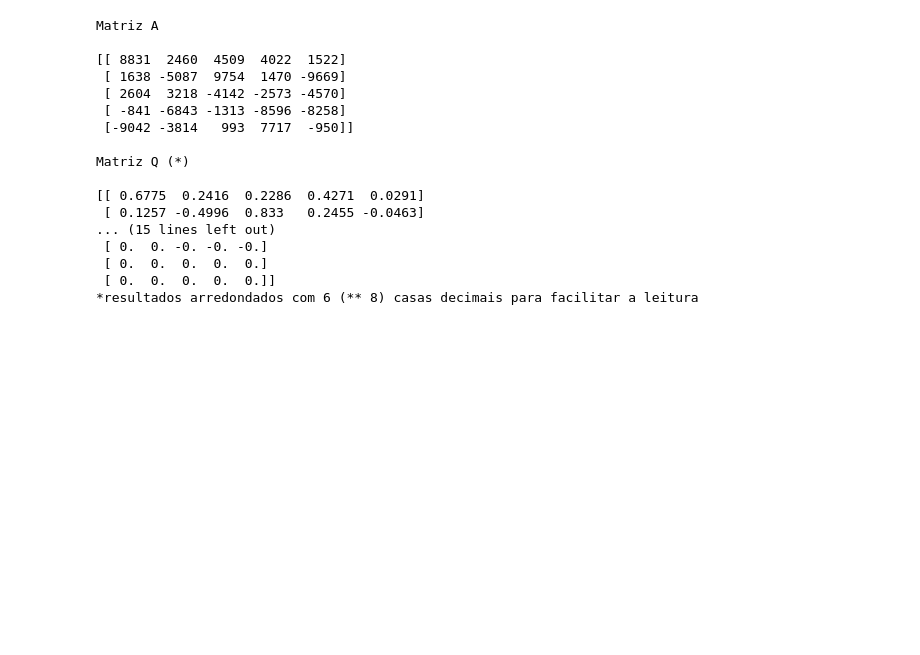
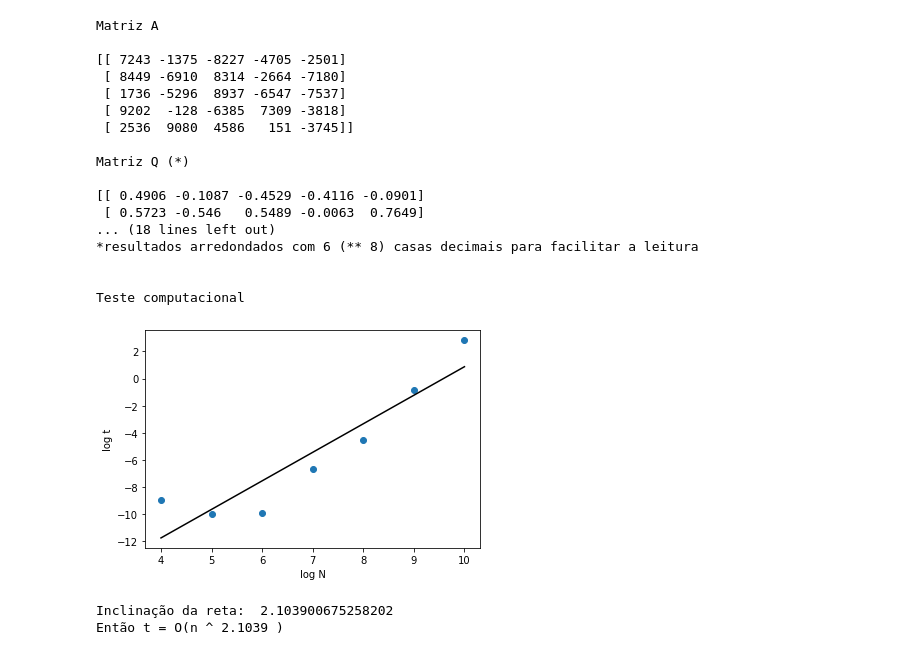
Before and after one commit to levonhart/Trabalho-ALC, a Jupyter notebook: decomposicao_qr.ipynb, the cells around one changed output. Saved outputs shown, nothing was run; the diff lists cells and outputs as text; code cells hidden in the pictures; blank space fills up the shorter version.

Commit message:
Testes computacionais

```diff
--- a/decomposicao_qr.ipynb
+++ b/decomposicao_qr.ipynb
@@ -3,6 +3,9 @@
 
 import numpy as np
 from scipy import linalg
+import matplotlib.pyplot as plt
+from scipy import stats
+import time
 
 def qr_gramschmidt(A):
     m, n = A.shape
@@ -11,45 +14,69 @@ def qr_gramschmidt(A):
     R[0, 0] = linalg.norm(A[:, 0])
     Q[:, 0] = A[:, 0] / R[0, 0]
     for k in range(1, n):
         R[:k-1, k] = np.dot(Q[:m, :k-1].T, A[:m, k])
         z = A[:m, k] - np.dot(Q[:m, :k-1], R[:k-1, k])
         R[k, k] = linalg.norm(z)
         Q[:m, k] = z / R[k, k]
     return Q, R
 
 if __name__ == '__main__':
 
     m = 5
     n = 5
     A = np.random.randint(20000,size=(m, n))-10000
     Q, R = qr_gramschmidt(A)
     print('Matriz A\n')
     print(A) #matriz A
     print('\nMatriz Q (*)\n')
     print(Q.round(4)) #matriz Q
     print('\nMatriz R (*)\n')
     print(R.round(6)) #matriz R
     print('\n Matriz QR-A (erro) (**)')
     print((np.dot(Q,R)-A).round(8))
-    print('*resultados arredondados com 6 (** 8) casas decimais para facilitar a leitura')
+    print('*resultados arredondados com 6 (** 8) casas decimais para facilitar a leitura\n\n')
+    print('Teste computacional\n')
+    tempo=None
+    t = [0]*7
+    logN = range(4,11)
+    for n in logN:
+        A = np.random.randint(20000,size=(2**n, 2**n))-10000
+        tempo = time.time()
+        Q, R = qr_gramschmidt(A)
+        t[n-4] = time.time() - tempo
+    logt = np.log2(t)
+    ax = plt.axes()
+    ax.set_xlabel('log N')
+    ax.set_ylabel('log t')
+    plt.scatter(logN,logt)
+    slope, intercept, r_value, p_value, std_err = stats.linregress(logN,logt)
+    logtreg = [0]*7
+    for i in range(0,7):
+        logtreg[i] = slope*(i+4) + intercept
+    plt.plot(logN,logtreg,color='black')
+    plt.show()
+    print('Inclinação da reta: ',slope,'\nEntão t = O(n ^',slope.round(4),')\n')
 # %% [output]
 Matriz A
 
-[[ 8831  2460  4509  4022  1522]
- [ 1638 -5087  9754  1470 -9669]
- [ 2604  3218 -4142 -2573 -4570]
- [ -841 -6843 -1313 -8596 -8258]
- [-9042 -3814   993  7717  -950]]
+[[ 7243 -1375 -8227 -4705 -2501]
+ [ 8449 -6910  8314 -2664 -7180]
+ [ 1736 -5296  8937 -6547 -7537]
+ [ 9202  -128 -6385  7309 -3818]
+ [ 2536  9080  4586   151 -3745]]
 
 Matriz Q (*)
 
-[[ 0.6775  0.2416  0.2286  0.4271  0.0291]
- [ 0.1257 -0.4996  0.833   0.2455 -0.0463]
-... (15 lines left out)
- [ 0.  0. -0. -0. -0.]
- [ 0.  0.  0.  0.  0.]
- [ 0.  0.  0.  0.  0.]]
+[[ 0.4906 -0.1087 -0.4529 -0.4116 -0.0901]
+ [ 0.5723 -0.546   0.5489 -0.0063  0.7649]
+... (18 lines left out)
 *resultados arredondados com 6 (** 8) casas decimais para facilitar a leitura
+
+
+Teste computacional
+[figure, added]
+Inclinação da reta:  2.103900675258202
+Então t = O(n ^ 2.1039 )
 # %%
 #Matriz de Rotação de Givens
 
```
Also changed, not shown: parts of 2 cells of this notebook.
